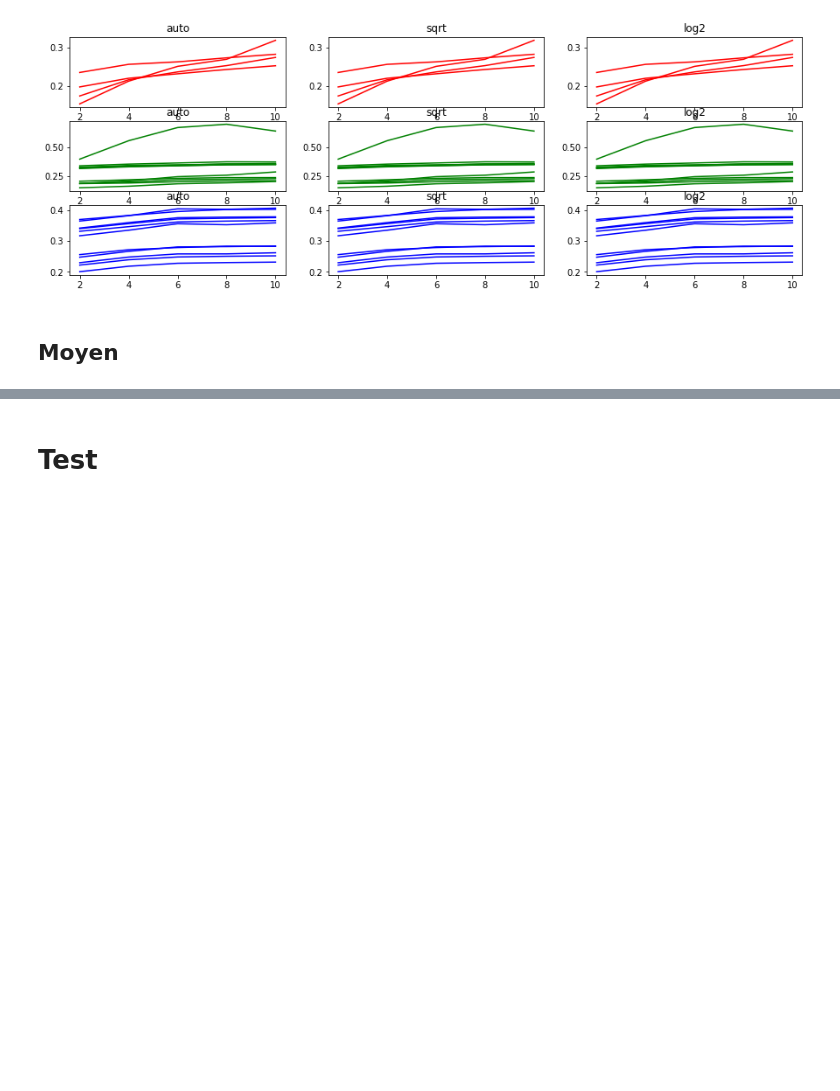
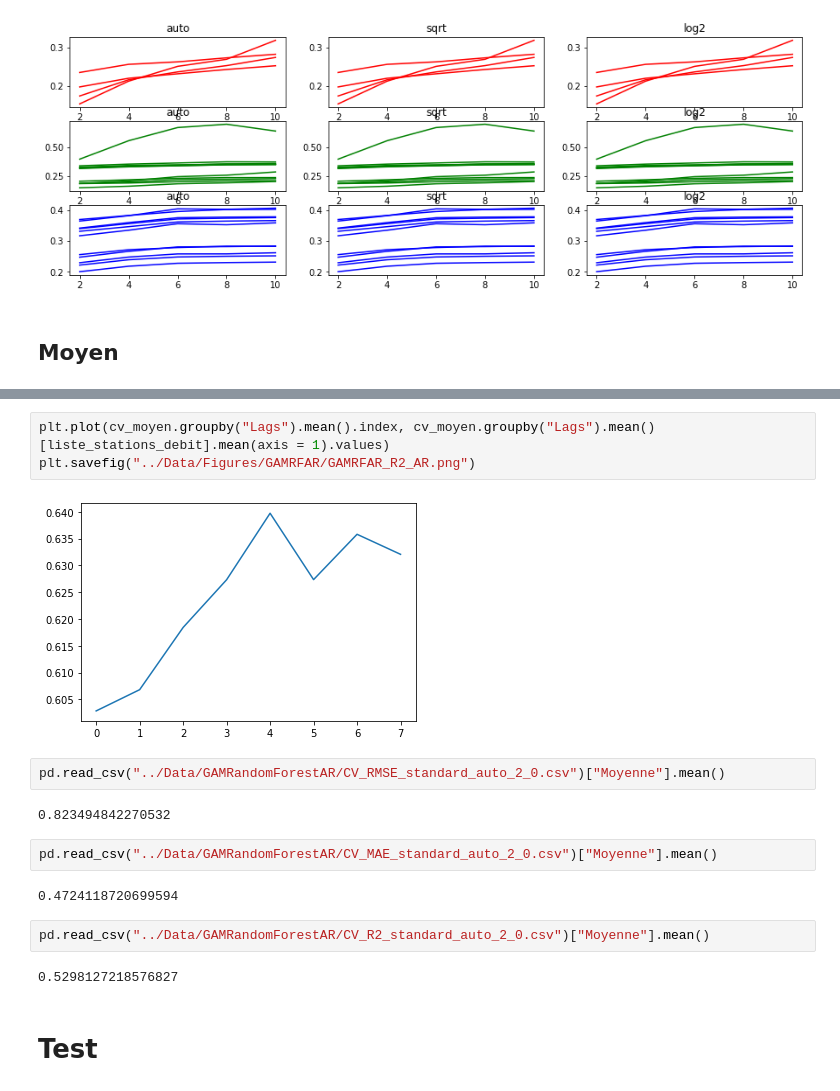
Before and after one commit to JlnZhou/ProjectML, a Jupyter notebook: Regression_GAMRandomForestAR.ipynb, the cells around one changed output, grey strips where cells are left out. Saved outputs shown, nothing was run; the diff lists cells and outputs as text; blank space fills up the shorter version.

```diff
--- a/Regression_GAMRandomForestAR.ipynb
+++ b/Regression_GAMRandomForestAR.ipynb
@@ -448,3 +437,20 @@ plt.show()
+# %%
+plt.plot(cv_moyen.groupby("Lags").mean().index, cv_moyen.groupby("Lags").mean()[liste_stations_debit].mean(axis = 1).values)
+plt.savefig("../Data/Figures/GAMRFAR/GAMRFAR_R2_AR.png")
+# %% [output]
+[figure, added]
+# %%
+pd.read_csv("../Data/GAMRandomForestAR/CV_RMSE_standard_auto_2_0.csv")["Moyenne"].mean()
+# %% [output]
+0.823494842270532
+# %%
+pd.read_csv("../Data/GAMRandomForestAR/CV_MAE_standard_auto_2_0.csv")["Moyenne"].mean()
+# %% [output]
+0.4724118720699594
+# %%
+pd.read_csv("../Data/GAMRandomForestAR/CV_R2_standard_auto_2_0.csv")["Moyenne"].mean()
+# %% [output]
+0.5298127218576827
 # %% [markdown]
 # Test
 # %%
```
Also changed, not shown: parts of 9 cells of this notebook.
